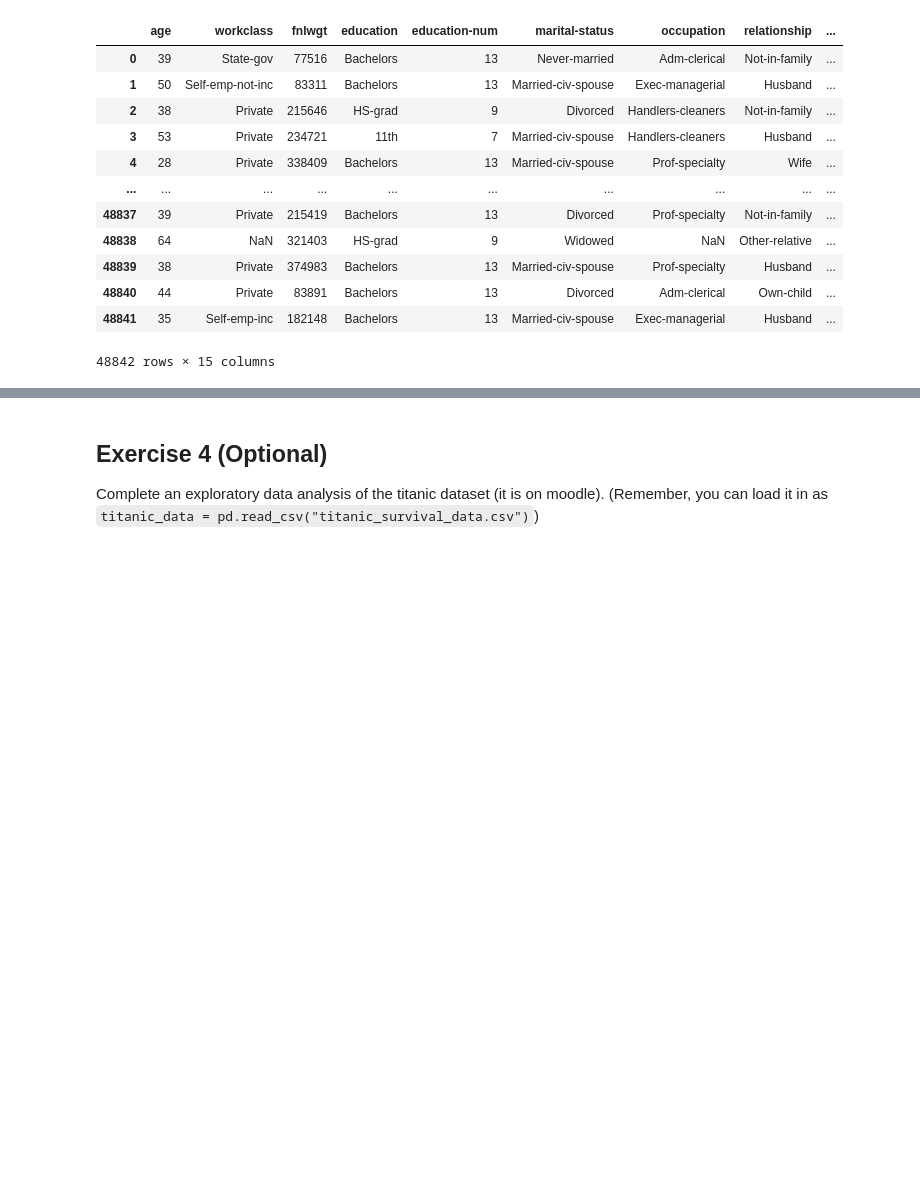
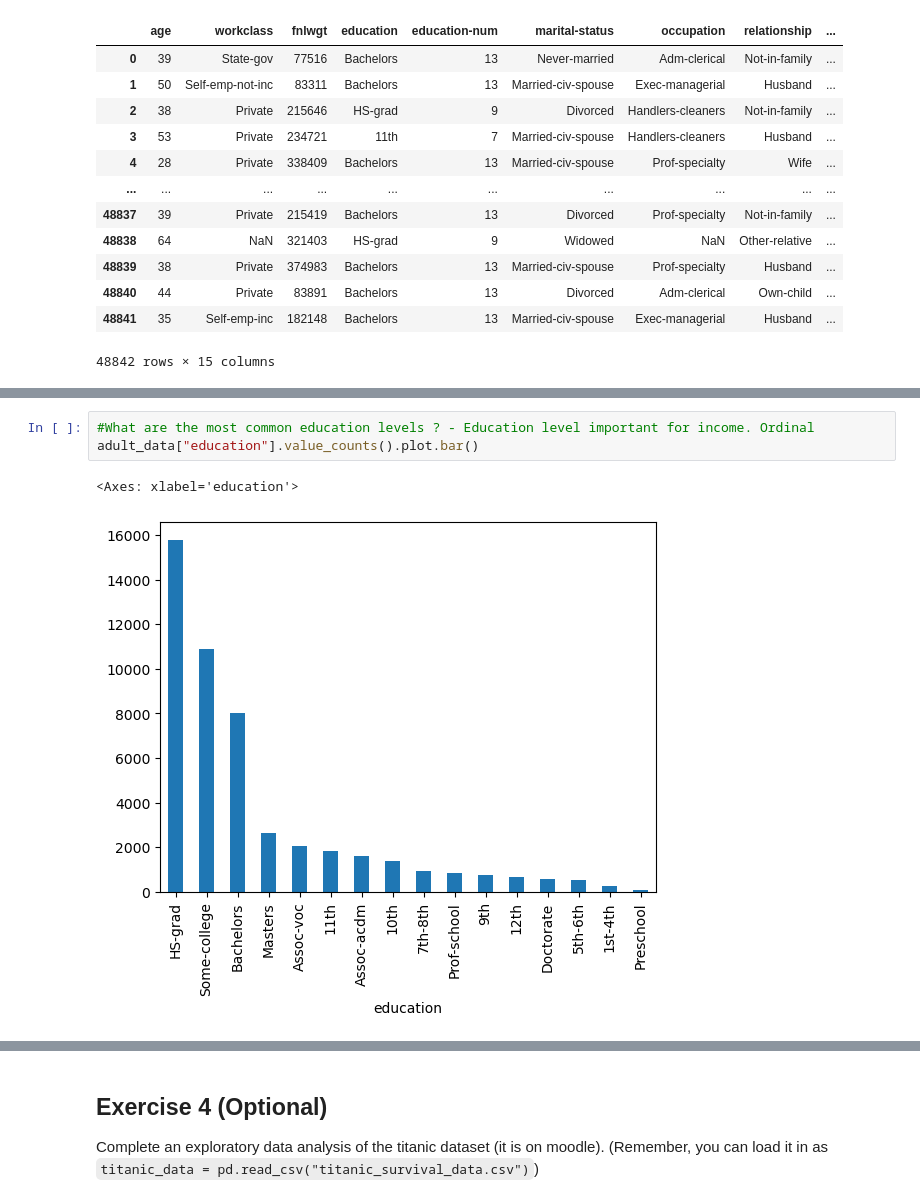
Before and after one commit to SurrenderAt20/Data-and-Things-2026, a Jupyter notebook: Subject Folders/2 Data Transformation and EDA/Exercises in DT and EDA.ipynb, the cells around one changed output, grey strips where cells are left out. Cells and saved outputs as stored; diff of their text form; blank space fills up the shorter version.

```diff
--- a/Subject Folders/2 Data Transformation and EDA/Exercises in DT and EDA.ipynb
+++ b/Subject Folders/2 Data Transformation and EDA/Exercises in DT and EDA.ipynb
@@ -262,0 +322,6 @@ memory usage: 5.6+ MB
+# %%
+#What are the most common education levels ? - Education level important for income. Ordinal
+adult_data["education"].value_counts().plot.bar()
+# %% [output]
+<Axes: xlabel='education'>
+[figure, added]
```
Also changed, not shown: parts of 27 cells of this notebook.
